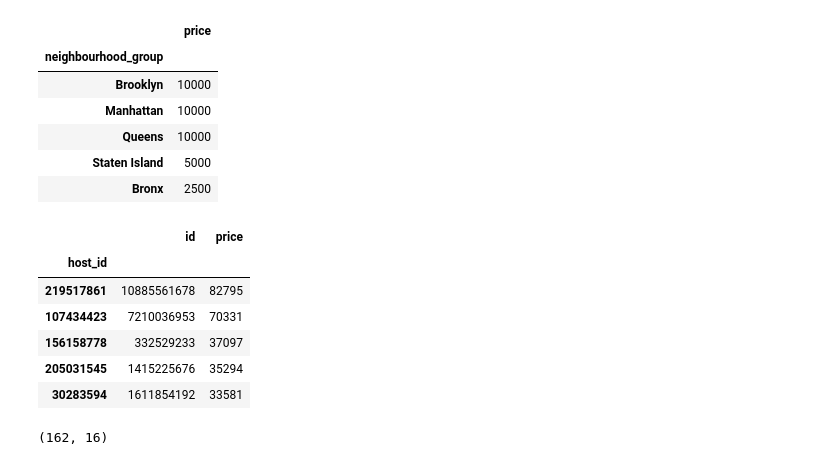
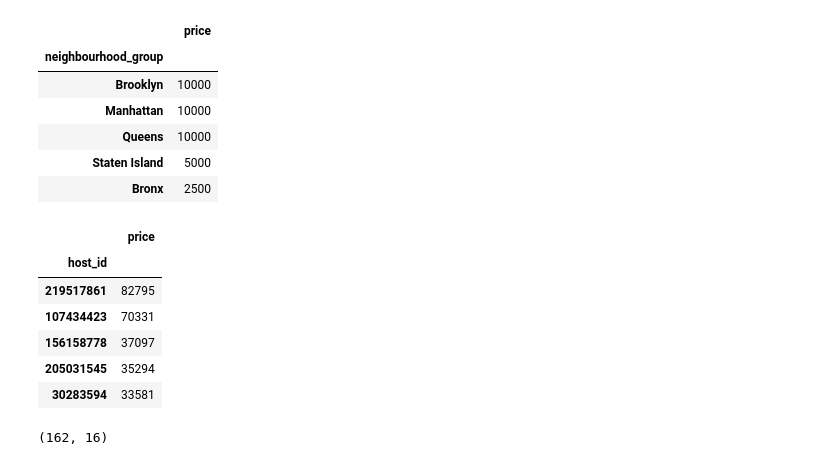
Before and after one commit to alebel94/Airbnb_Data_Project, a Jupyter notebook: AirBnB Case Study Project Jupyter notebook.ipynb, the cells around one changed output. Saved outputs shown, nothing was run; the diff lists cells and outputs as text; code cells hidden in the pictures.

```diff
--- a/AirBnB Case Study Project Jupyter notebook.ipynb
+++ b/AirBnB Case Study Project Jupyter notebook.ipynb
@@ -137,15 +122,15 @@ max_price_neigh
 # %%
 #Which top 5 hosts have the highest total price?
 high_price_host = air_bnb.groupby('host_id').sum().sort_values(by=['price'],ascending=False)
-high_price_host[['id','price']].head()
+high_price_host[['price']].head()
 # %% [output]
-|  | id | price |
-| host_id |  |  |
-| 219517861 | 10885561678 | 82795 |
-| 107434423 | 7210036953 | 70331 |
-| 156158778 | 332529233 | 37097 |
-| 205031545 | 1415225676 | 35294 |
-| 30283594 | 1611854192 | 33581 |
+|  | price |
+| host_id |  |
+| 219517861 | 82795 |
+| 107434423 | 70331 |
+| 156158778 | 37097 |
+| 205031545 | 35294 |
+| 30283594 | 33581 |
 # %%
 # Who currently has no (zero) availability with a review count of 100 or more?
 no_avail_host = air_bnb[air_bnb['availability_365'] == 0]
```
Also changed, not shown: parts of 11 cells of this notebook.
